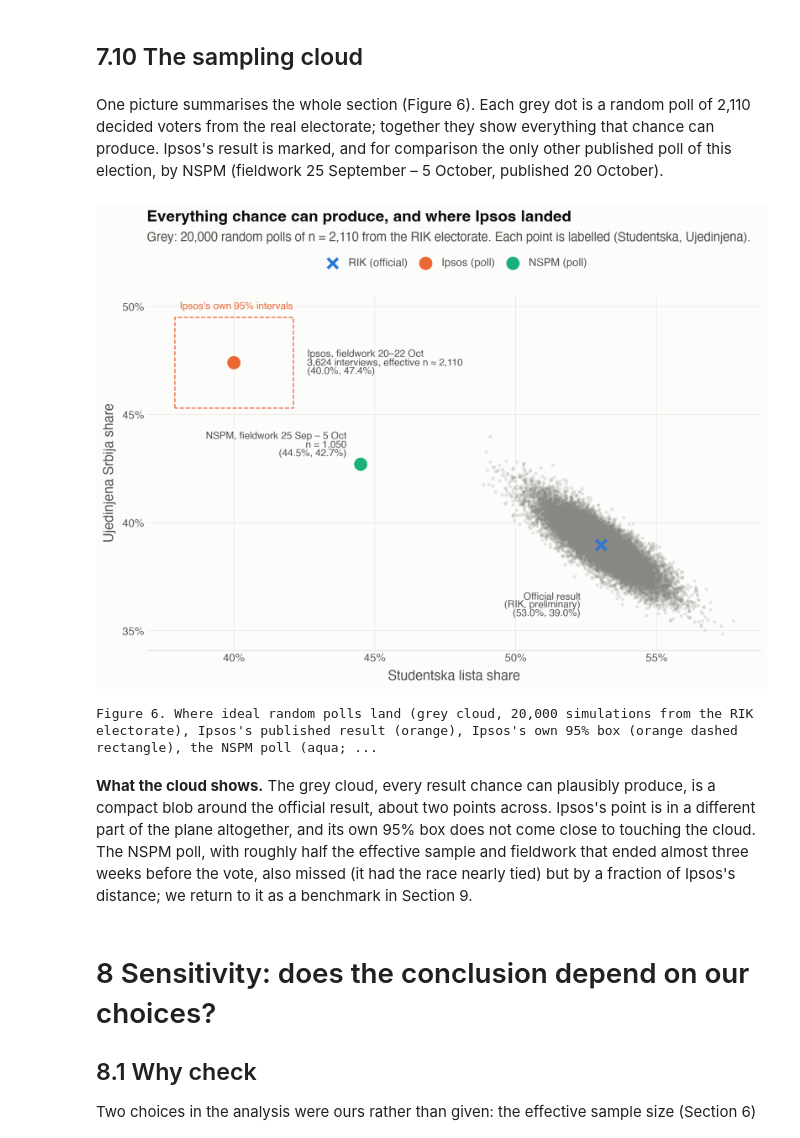
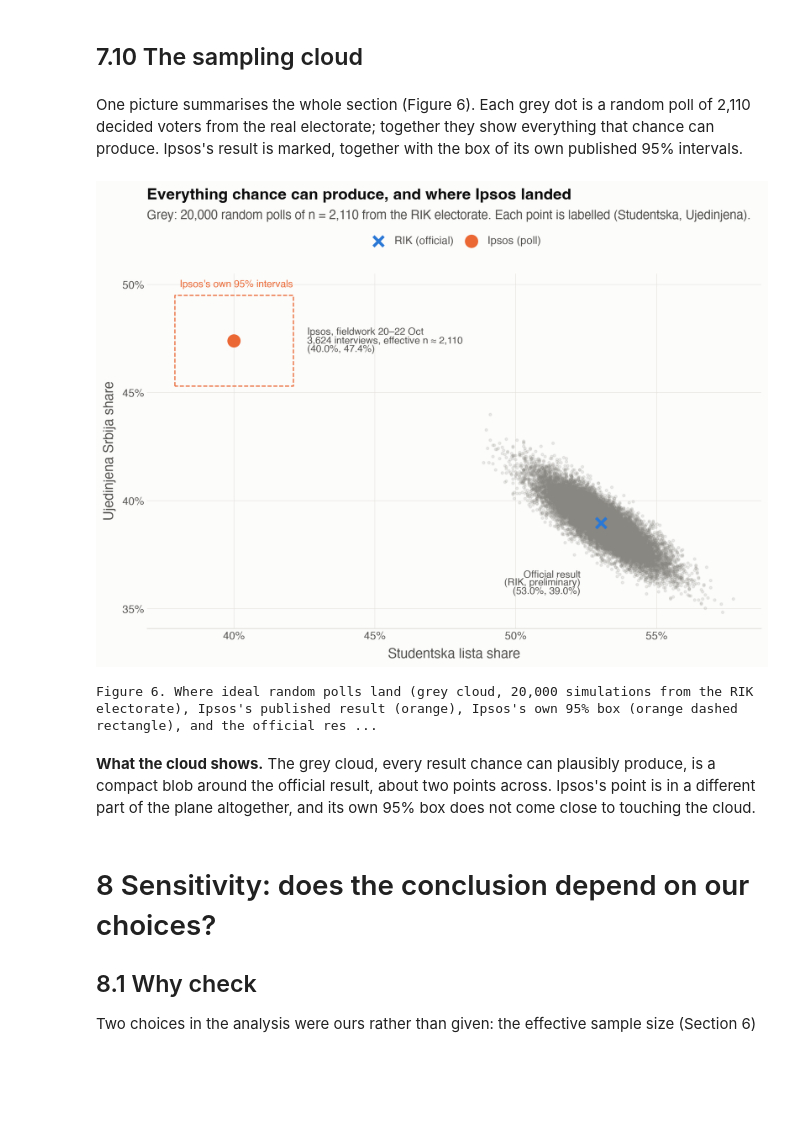
Before and after one commit to GoranMilovanovic/izboriRepublikaSrbija_20261025, a Jupyter notebook: Ipsos-Izbori-2026.ipynb, the cells around one changed output. Drawn from its saved outputs; the diff is of its cells as text; code cells hidden in the pictures; blank space fills up the shorter version.

Commit message:
Remove every reference to the NSPM poll from the reports, the notebook and the README; Figure 6 shows only Ipsos and the official result

```diff
--- a/Ipsos-Izbori-2026.ipynb
+++ b/Ipsos-Izbori-2026.ipynb
@@ -106,7 +106,6 @@ col = {
     "Other":             "#898781",   # muted
     "RIK (official)":    "#2a78d6",
     "Ipsos (poll)":      "#eb6834",
-    "NSPM (poll)":       "#1baf7a",
 }
 
 # ---- a quiet ggplot theme ----------------------------------------------------
@@ -1057,46 +1056,45 @@ md(f"""
 ## 7.10 The sampling cloud
 # %%
 md(f"""
-One picture summarises the whole section (Figure 6). Each grey dot is a random poll of {fmt_n(n_primary)} decided voters from the real electorate; together they show everything that chance can produce. Ipsos's result is marked, and for comparison the only other published poll of this election, by NSPM (fieldwork 25 September – 5 October, published 20 October).
+One picture summarises the whole section (Figure 6). Each grey dot is a random poll of {fmt_n(n_primary)} decided voters from the real electorate; together they show everything that chance can produce. Ipsos's result is marked, together with the box of its own published 95% intervals.
 """)
 # %% [output]
 
-One picture summarises the whole section (Figure 6). Each grey dot is a random poll of 2,110 decided voters from the real electorate; together they show everything that chance can produce. Ipsos's result is marked, and for comparison the only other published poll of this election, by NSPM (fieldwork 25 September – 5 October, published 20 October).
+One picture summarises the whole section (Figure 6). Each grey dot is a random poll of 2,110 decided voters from the real electorate; together they show everything that chance can produce. Ipsos's result is marked, together with the box of its own published 95% intervals.
 # %%
 # ---- chunk: fig-cloud ----
 cloud = pd.DataFrame({"sl": 100 * sim_A[0, :20000] / n_primary, "us": 100 * sim_A[1, :20000] / n_primary})
 points = pd.DataFrame({
-    "who": ["RIK (official)", "Ipsos (poll)", "NSPM (poll)"],
-    "sl":  [100 * p_rik_A.iloc[0], 40.0, 44.5],
-    "us":  [100 * p_rik_A.iloc[1], 47.4, 42.7],
+    "who": ["RIK (official)", "Ipsos (poll)"],
+    "sl":  [100 * p_rik_A.iloc[0], 40.0],
+    "us":  [100 * p_rik_A.iloc[1], 47.4],
     "note": ["Official result\n(RIK, preliminary)",
-             f"Ipsos, fieldwork 20–22 Oct\n{fmt_n(ipsos_n)} interviews, effective n ≈ {fmt_n(n_primary)}",
-             "NSPM, fieldwork 25 Sep – 5 Oct\nn = 1,050"],
-    # label positions: RIK below-left of the cloud, Ipsos to the right of its box, NSPM above-left
-    "hjust": ["right", "left", "right"], "lx": [52.3, 42.6, 44.0], "ly": [36.2, 47.4, 43.6]})
+             f"Ipsos, fieldwork 20–22 Oct\n{fmt_n(ipsos_n)} interviews, effective n ≈ {fmt_n(n_primary)}"],
+    # label positions: RIK below-left of the cloud, Ipsos to the right of its box
+    "hjust": ["right", "left"], "lx": [52.3, 42.6], "ly": [36.2, 47.4]})
 points["lbl"] = [f"{n}\n({s:.1f}%, {u:.1f}%)" for n, s, u in zip(points["note"], points["sl"], points["us"])]
-points["who"] = pd.Categorical(points["who"], categories=["RIK (official)", "Ipsos (poll)", "NSPM (poll)"])
+points["who"] = pd.Categorical(points["who"], categories=["RIK (official)", "Ipsos (poll)"])
 
 g = (ggplot() +
      geom_point(cloud, aes(x="sl", y="us"), color="#898781", alpha=0.15, size=0.9) +
      annotate("rect", xmin=37.9, xmax=42.1, ymin=45.3, ymax=49.5, fill="none", color="#eb6834", linetype="dashed", size=0.6) +
      annotate("text", x=42.1, y=49.75, label="Ipsos's own 95% intervals", ha="right", va="bottom", size=9.5, color="#eb6834") +
      geom_point(points, aes(x="sl", y="us", color="who", shape="who"), size=4, stroke=1.6) +
      geom_text(points, aes(x="lx", y="ly", label="lbl", ha="hjust"), size=9.5, color="#52514e", lineheight=0.95) +
      scale_color_manual(values=col) +
-     scale_shape_manual(values={"RIK (official)": "x", "Ipsos (poll)": "o", "NSPM (poll)": "o"}) +
+     scale_shape_manual(values={"RIK (official)": "x", "Ipsos (poll)": "o"}) +
      scale_x_continuous(labels=pct_lab) + scale_y_continuous(labels=pct_lab) +
      labs(x="Studentska lista share", y="Ujedinjena Srbija share",
           title="Everything chance can produce, and where Ipsos landed",
           subtitle=f"Grey: 20,000 random polls of n = {fmt_n(n_primary)} from the RIK electorate. Each point is labelled (Studentska, Ujedinjena).") +
      theme_report(figure_size=(9, 6.5)))
-fig(g, "Figure 6. Where ideal random polls land (grey cloud, 20,000 simulations from the RIK electorate), Ipsos's published result (orange), Ipsos's own 95% box (orange dashed rectangle), the NSPM poll (aqua; fieldwork ended 5 October), and the official result (blue cross).")
+fig(g, "Figure 6. Where ideal random polls land (grey cloud, 20,000 simulations from the RIK electorate), Ipsos's published result (orange), Ipsos's own 95% box (orange dashed rectangle), and the official result (blue cross).")
 # %% [output]
-[figure, old version]
+[figure, new version]
-Figure 6. Where ideal random polls land (grey cloud, 20,000 simulations from the RIK electorate), Ipsos's published result (orange), Ipsos's own 95% box (orange dashed rectangle), the NSPM poll (aqua; ...
+Figure 6. Where ideal random polls land (grey cloud, 20,000 simulations from the RIK electorate), Ipsos's published result (orange), Ipsos's own 95% box (orange dashed rectangle), and the official res ...
 # %% [markdown]
 <div class="callout callout-result">
-<b>What the cloud shows.</b> The grey cloud, every result chance can plausibly produce, is a compact blob around the official result, about two points across. Ipsos's point is in a different part of the plane altogether, and its own 95% box does not come close to touching the cloud. The NSPM poll, with roughly half the effective sample and fieldwork that ended almost three weeks before the vote, also missed (it had the race nearly tied) but by a fraction of Ipsos's distance; we return to it as a benchmark in Section 9.
+<b>What the cloud shows.</b> The grey cloud, every result chance can plausibly produce, is a compact blob around the official result, about two points across. Ipsos's point is in a different part of the plane altogether, and its own 95% box does not come close to touching the cloud.
 </div>
 # %% [markdown]
 # 8 Sensitivity: does the conclusion depend on our choices?
```
Also changed, not shown: parts of 8 cells of this notebook, 6 other files.
